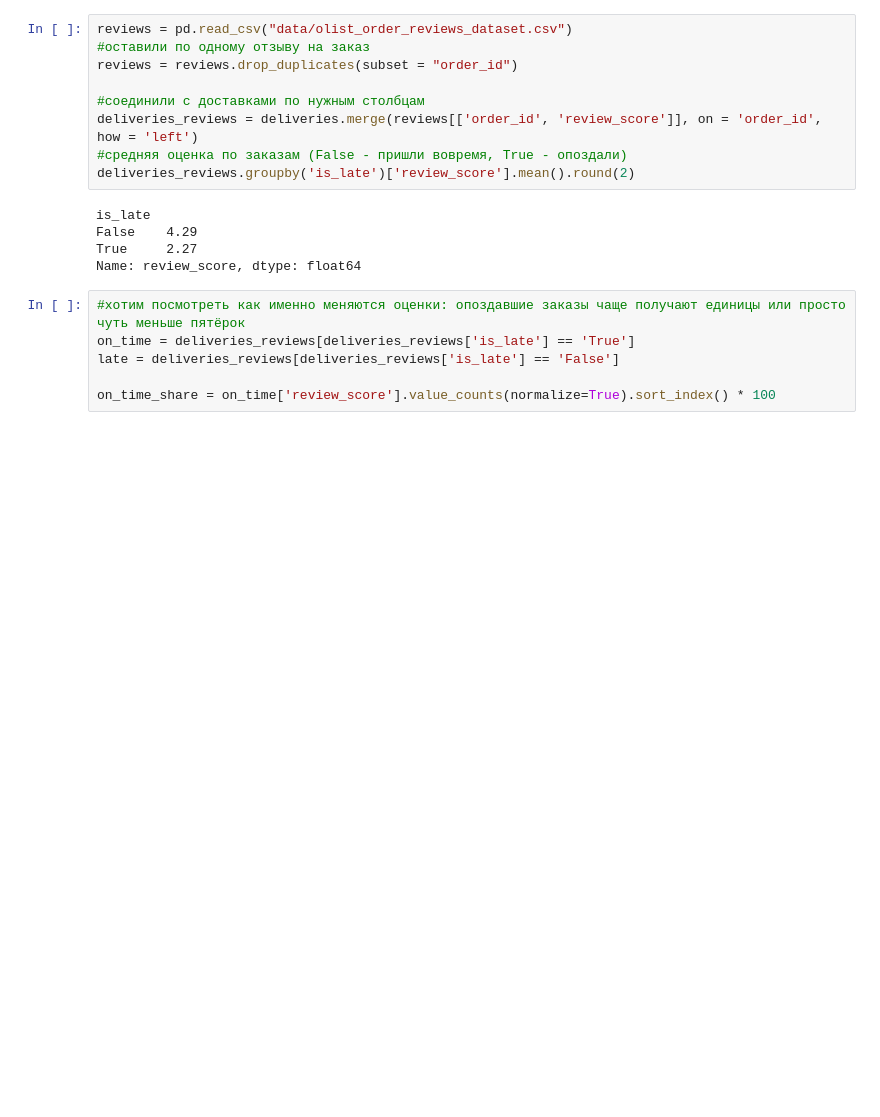
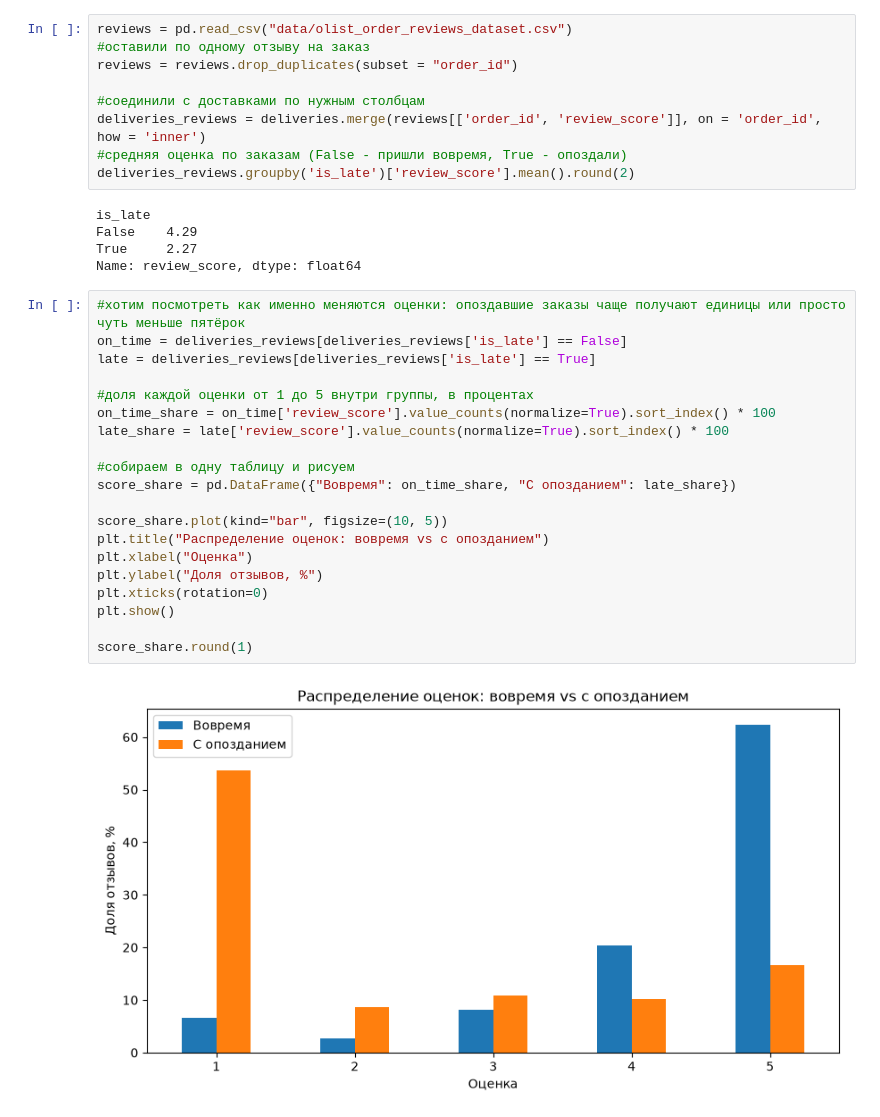
Before and after one commit to AlisnGol/ecommerce-analysis, a Jupyter notebook: analysis.ipynb, the cells around one changed output. Cells and saved outputs as stored; diff of their text form; blank space fills up the shorter version.

```diff
--- a/analysis.ipynb
+++ b/analysis.ipynb
@@ -253,7 +253,7 @@ reviews = pd.read_csv("data/olist_order_reviews_dataset.csv")
 reviews = reviews.drop_duplicates(subset = "order_id")
 
 #соединили с доставками по нужным столбцам
-deliveries_reviews = deliveries.merge(reviews[['order_id', 'review_score']], on = 'order_id', how = 'left')
+deliveries_reviews = deliveries.merge(reviews[['order_id', 'review_score']], on = 'order_id', how = 'inner')
 #средняя оценка по заказам (False - пришли вовремя, True - опоздали)
 deliveries_reviews.groupby('is_late')['review_score'].mean().round(2)
 # %% [output]
@@ -263,7 +263,23 @@ True     2.27
 Name: review_score, dtype: float64
 # %%
 #хотим посмотреть как именно меняются оценки: опоздавшие заказы чаще получают единицы или просто чуть меньше пятёрок
-on_time = deliveries_reviews[deliveries_reviews['is_late'] == 'True']
-late = deliveries_reviews[deliveries_reviews['is_late'] == 'False']
+on_time = deliveries_reviews[deliveries_reviews['is_late'] == False]
+late = deliveries_reviews[deliveries_reviews['is_late'] == True]
 
+#доля каждой оценки от 1 до 5 внутри группы, в процентах
 on_time_share = on_time['review_score'].value_counts(normalize=True).sort_index() * 100
+late_share = late['review_score'].value_counts(normalize=True).sort_index() * 100
+
+#собираем в одну таблицу и рисуем
+score_share = pd.DataFrame({"Вовремя": on_time_share, "С опозданием": late_share})
+
+score_share.plot(kind="bar", figsize=(10, 5))
+plt.title("Распределение оценок: вовремя vs с опозданием")
+plt.xlabel("Оценка")
+plt.ylabel("Доля отзывов, %")
+plt.xticks(rotation=0)
+plt.show()
+
+score_share.round(1)
+# %% [output]
+[figure, added]
```
Also changed, not shown: parts of 2 cells of this notebook.
